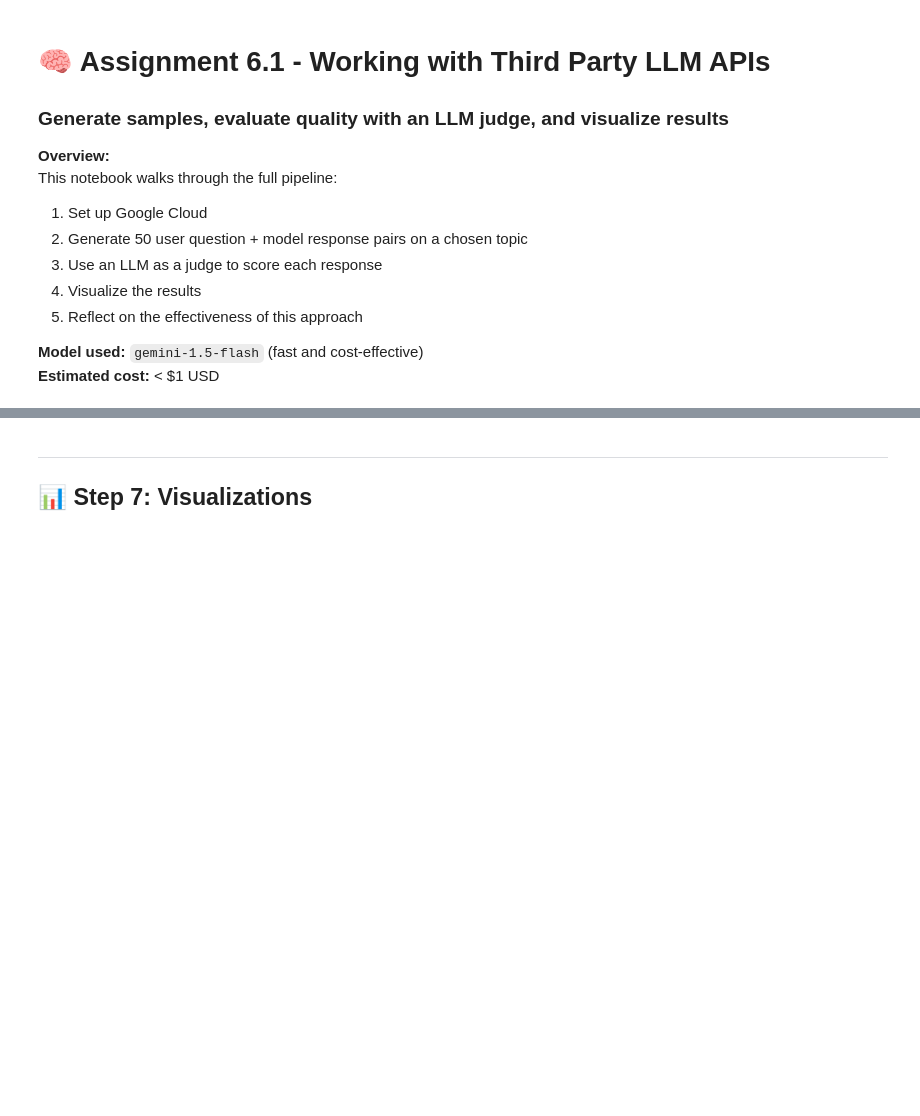
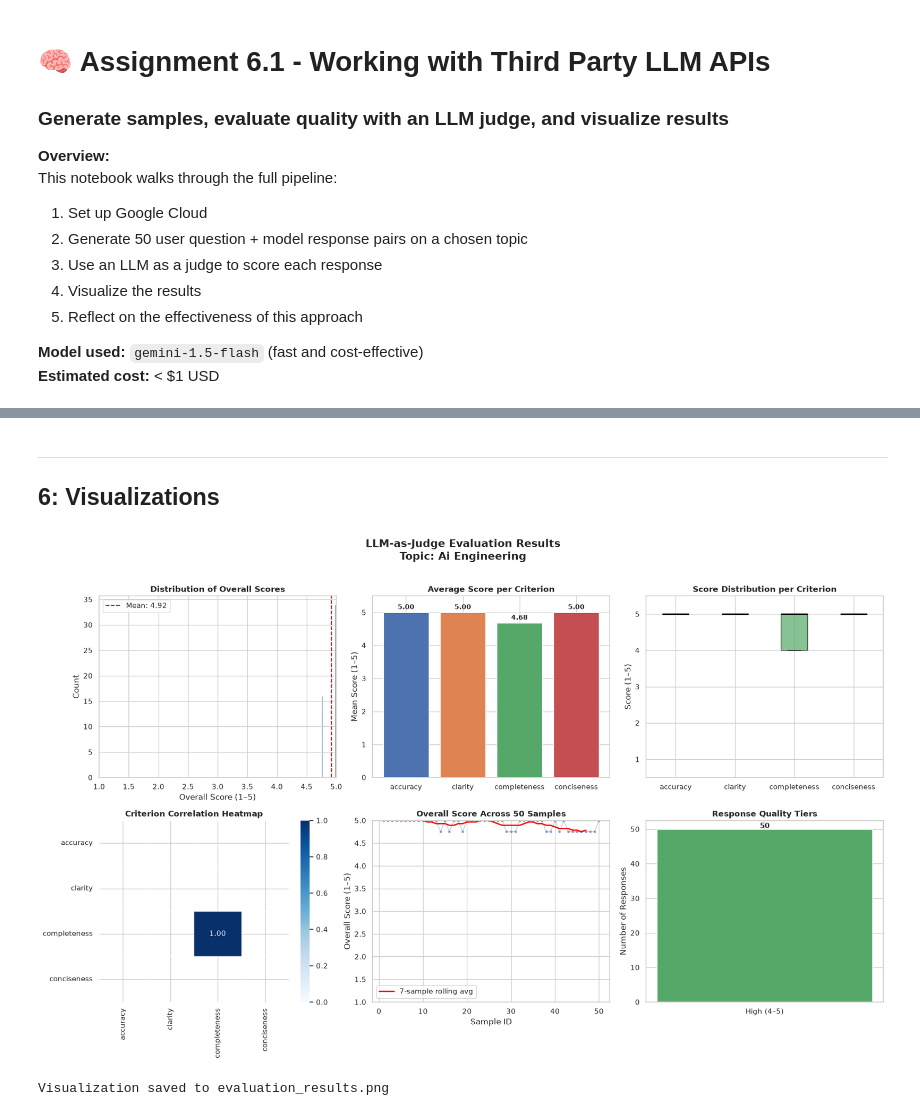
Before and after one commit to JagdishMane/aai-machine-learning, a Jupyter notebook: vertex_ai_exercise.ipynb, the cells around one changed output, grey strips where cells are left out. Drawn from its saved outputs; the diff is of its cells as text; code cells hidden in the pictures; blank space fills up the shorter version.

````diff
--- a/vertex_ai_exercise.ipynb
+++ b/vertex_ai_exercise.ipynb
@@ -39,19 +50,9 @@ Find it at: https://console.cloud.google.com → top dropdown
 # %%
-import vertexai## Autnentict
-
-from vertexai.generative_models import GenerativeModel
-import pandas as pd
-import json
-import time
-import re
-
-### Set GOOGLE PROJECT ID and MODEL
+import vertexai
 PROJECT_ID = "graphite-earth-293910"
 LOCATION   = "us-central1"
-MODEL_NAME = "gemini-1.5-flash"   # gemini-1.5-pro
+MODEL_NAME = "gemini-2.5-flash"   # gemini-1.5-pro
 TOPIC      = "USD Assignment"
 NUM_SAMPLES = 50
 
 vertexai.init(project=PROJECT_ID, location=LOCATION)   ### Initialize vertexai
-model = GenerativeModel(MODEL_NAME)
-print(f'✅ Vertex AI initialized | Project: {PROJECT_ID} | Model: {MODEL_NAME}')
@@ -59,0 +65,4 @@ print(f'✅ Vertex AI initialized | Project: {PROJECT_ID} | Model: {MODEL_NAME}'
+# %%
+### Test a response
+response = model.generate_content("What is RHLF ?")
+print(response.text)
@@ -63,4 +90,10 @@ print(f'✅ Vertex AI initialized | Project: {PROJECT_ID} | Model: {MODEL_NAME}'
 # %%
+import re
+import json
+import time
+import pandas as pd
+
+TOPIC="AI Engineering"
 def safe_json_parse(text):
     """Strip markdown fences and parse JSON safely."""
     text = re.sub(r'```(?:json)?', '', text).strip().rstrip('`').strip()
@@ -102,12 +142,12 @@ This will make 50 API calls. Expect ~2–3 minutes.
 # %%
+### Use tqdm to show the progres bar
 from tqdm import tqdm
 
 def generate_response(question, max_retries=3):
     """Generate a model answer with retry logic."""
-    prompt = f"""Answer the following question about {TOPIC} clearly and accurately.
-Be concise but complete. Aim for 3-6 sentences.
+    prompt = f"""Answer the following question about {TOPIC} clearly and accurately. Be concise but complete. Aim for 3-6 sentences.
+    Question: {question}"""
 
-Question: {question}"""
     for attempt in range(max_retries):
         try:
             response = model.generate_content(prompt)
@@ -119,7 +159,7 @@ Question: {question}"""
                 return f"ERROR: {str(e)}"
 
 records = []
-print('⏳ Generating responses (this takes ~2-3 minutes)...')
+print('Generating responses (this takes ~2-3 minutes)...')
 
 for i, question in enumerate(tqdm(questions, desc='Generating')):
     response_text = generate_response(question)
@@ -132,5 +172,4 @@ for i, question in enumerate(tqdm(questions, desc='Generating')):
 
 df = pd.DataFrame(records)
 df.to_csv('samples.csv', index=False)
-print(f'\n✅ Generated and saved {len(df)} samples to samples.csv')
-df.head(3)
+print(f'\n Generated and saved {len(df)} samples to samples.csv')
@@ -207,6 +273,6 @@ print(final_df[JUDGE_CRITERIA + ['overall_score']].describe().round(2))
 # %% [markdown]
 ---
-## 📊 Step 7: Visualizations
+## 6: Visualizations
 # %%
 import matplotlib.pyplot as plt
 import matplotlib.patches as mpatches
@@ -247,10 +313,10 @@ for bar, val in zip(bars, means):
 ax3 = axes[0, 2]
 bp = ax3.boxplot(
     [final_df[c].dropna() for c in JUDGE_CRITERIA],
-    labels=JUDGE_CRITERIA,
     patch_artist=True,
     medianprops=dict(color='black', linewidth=2)
 )
+ax3.set_xticklabels(JUDGE_CRITERIA) # Set labels after boxplot creation
 for patch, color in zip(bp['boxes'], COLORS):
     patch.set_facecolor(color)
     patch.set_alpha(0.7)
@@ -273,33 +339,36 @@ ax5.plot(final_df['id'], final_df['overall_score'],
 # Rolling average
 rolling = final_df['overall_score'].rolling(window=7, center=True).mean()
 ax5.plot(final_df['id'], rolling, color='red', linewidth=2, label='7-sample rolling avg')
 ax5.set_ylim(1, 5)
 ax5.set_title('Overall Score Across 50 Samples', fontweight='bold')
 ax5.set_xlabel('Sample ID')
 ax5.set_ylabel('Overall Score (1–5)')
 ax5.legend()
 
 # --- Plot 6: Score Tier Breakdown ---
 ax6 = axes[1, 2]
 def tier(score):
     if score is None or pd.isna(score): return 'Unknown'
     if score >= 4.0: return 'High (4–5)'
     if score >= 3.0: return 'Medium (3–4)'
     return 'Low (1–3)'
 
 final_df['tier'] = final_df['overall_score'].apply(tier)
 tier_counts = final_df['tier'].value_counts()
 tier_colors = {'High (4–5)': '#55A868', 'Medium (3–4)': '#DD8452', 'Low (1–3)': '#C44E52'}
 bar_colors = [tier_colors.get(t, '#888') for t in tier_counts.index]
 ax6.bar(tier_counts.index, tier_counts.values, color=bar_colors, edgecolor='white')
 ax6.set_title('Response Quality Tiers', fontweight='bold')
 ax6.set_ylabel('Number of Responses')
 for i, (label, count) in enumerate(tier_counts.items()):
     ax6.text(i, count + 0.3, str(count), ha='center', fontweight='bold', fontsize=11)
 
 plt.tight_layout()
 plt.savefig('evaluation_results.png', dpi=150, bbox_inches='tight')
 plt.show()
-print('✅ Visualization saved to evaluation_results.png')
+print('Visualization saved to evaluation_results.png')
+# %% [output]
+[figure, added]
+Visualization saved to evaluation_results.png
 # %% [markdown]
 ---
````
Also changed, not shown: parts of 30 cells of this notebook.
